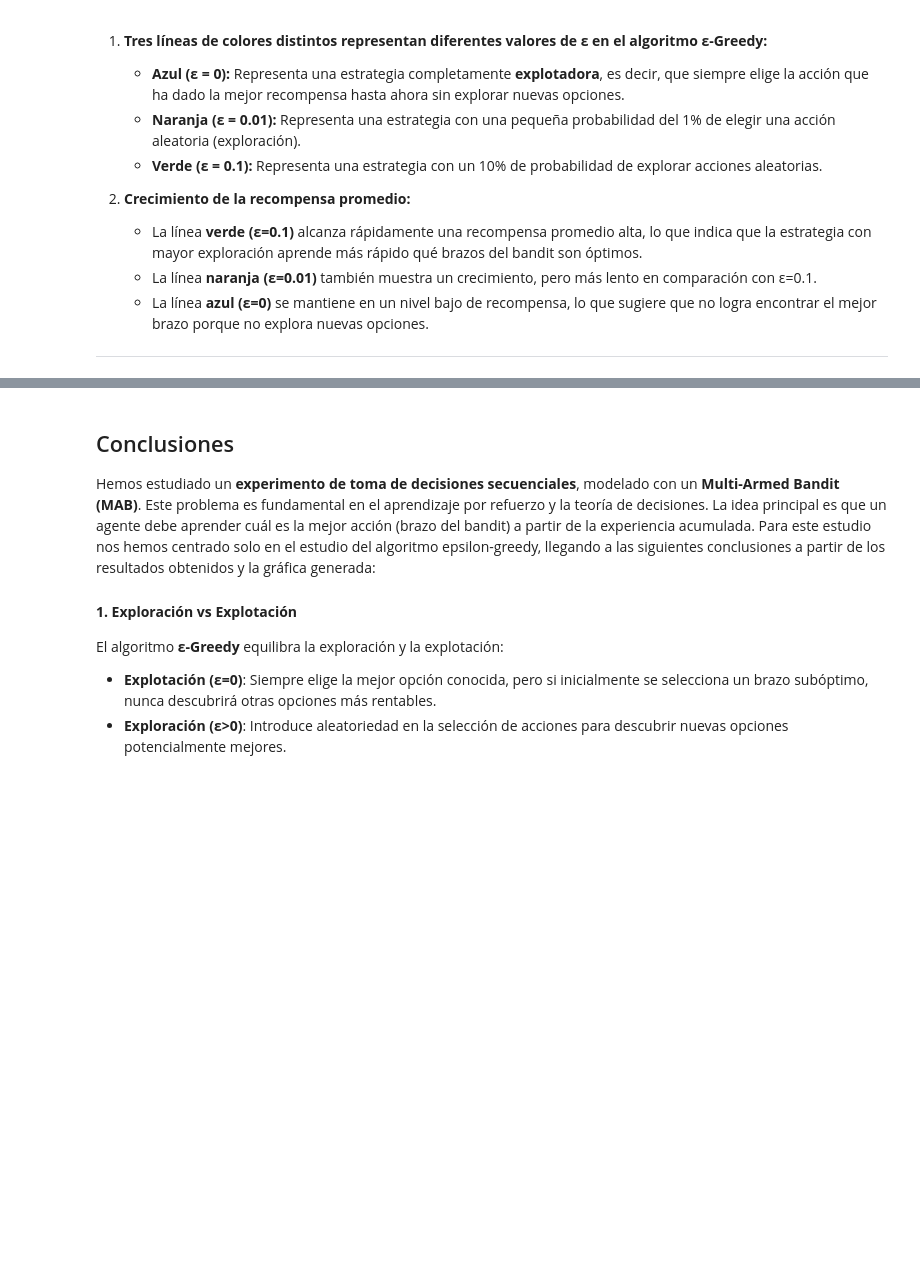
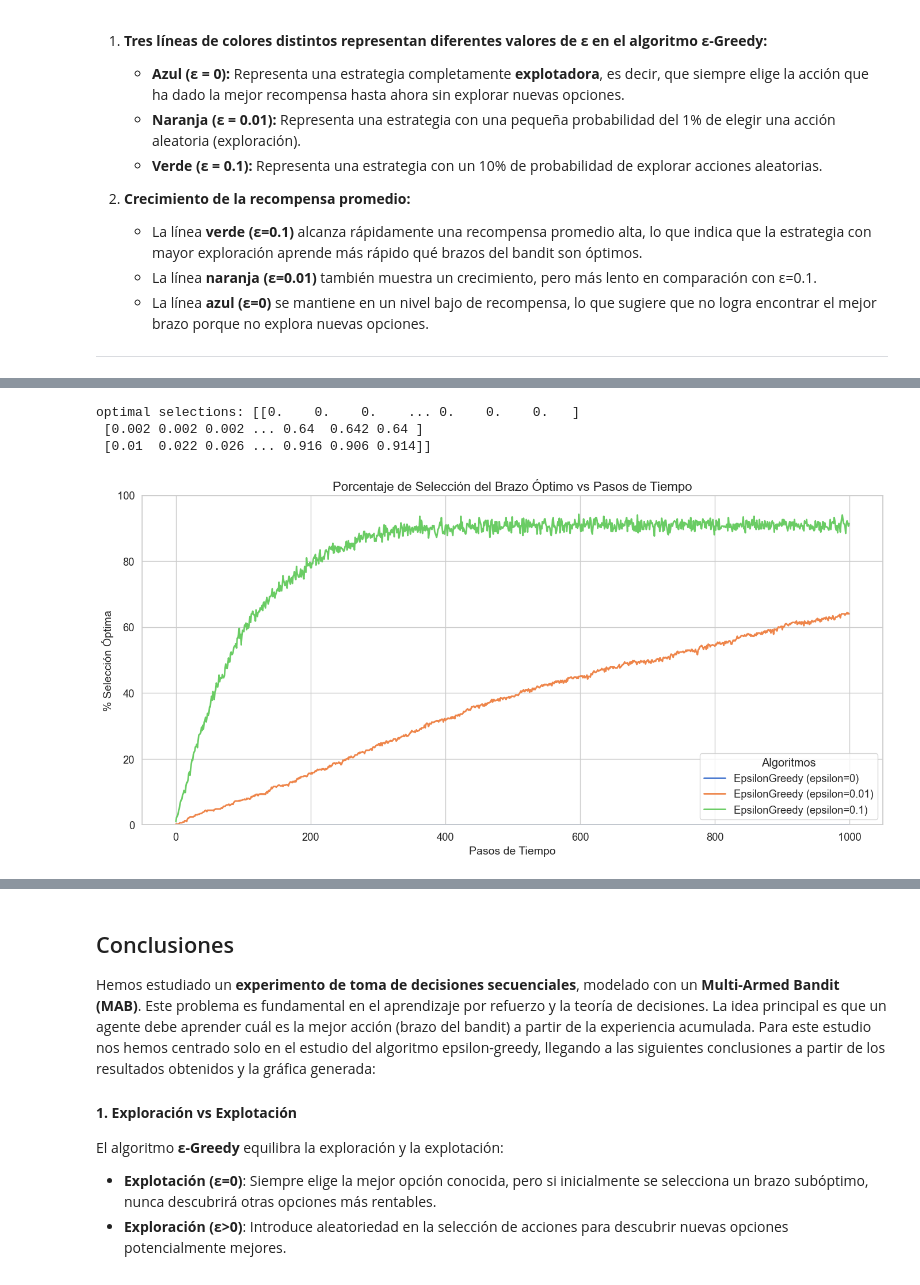
Before and after one commit to kikaymusic/EscuderoRodriguezSanchez, a Jupyter notebook: k_brazos/bandido_epsilon_greedy.ipynb, the cells around one changed output, grey strips where cells are left out. Drawn from its saved outputs; the diff is of its cells as text; code cells hidden in the pictures; blank space fills up the shorter version.

```diff
--- a/k_brazos/bandido_epsilon_greedy.ipynb
+++ b/k_brazos/bandido_epsilon_greedy.ipynb
@@ -166,0 +202,10 @@ La imagen muestra un gráfico de líneas titulado **"Porcentaje de selección  d
+# %%
+print(f"optimal selections: {optimal_selections_binomial}")
+# %% [output]
+optimal selections: [[0.    0.    0.    ... 0.    0.    0.   ]
+ [0.002 0.002 0.002 ... 0.64  0.642 0.64 ]
+ [0.01  0.022 0.026 ... 0.916 0.906 0.914]]
+# %%
+plot_optimal_selections(steps, optimal_selections_binomial, algorithms)
+# %% [output]
+[figure, added]
```
Also changed, not shown: parts of 22 cells of this notebook, 2 other files.
